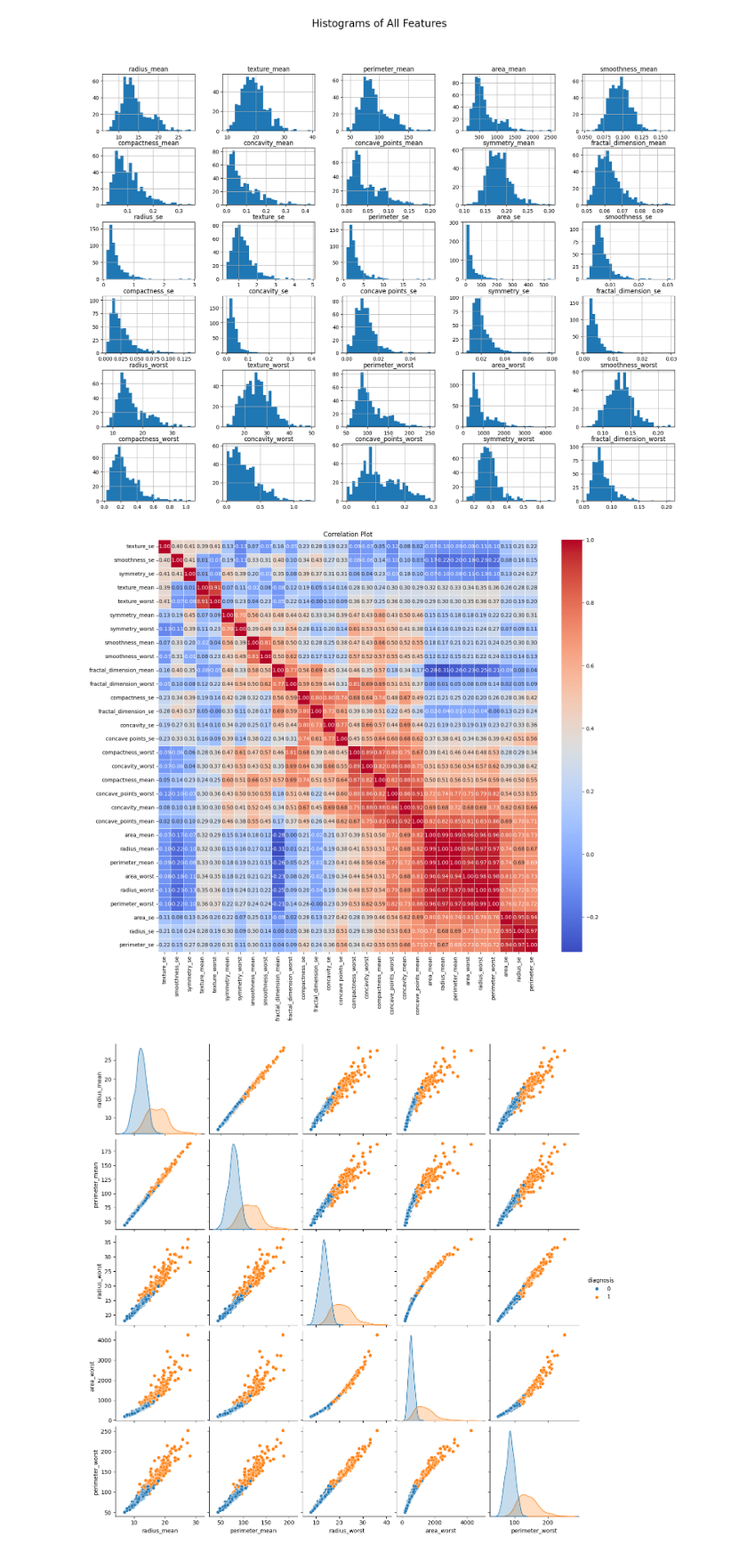
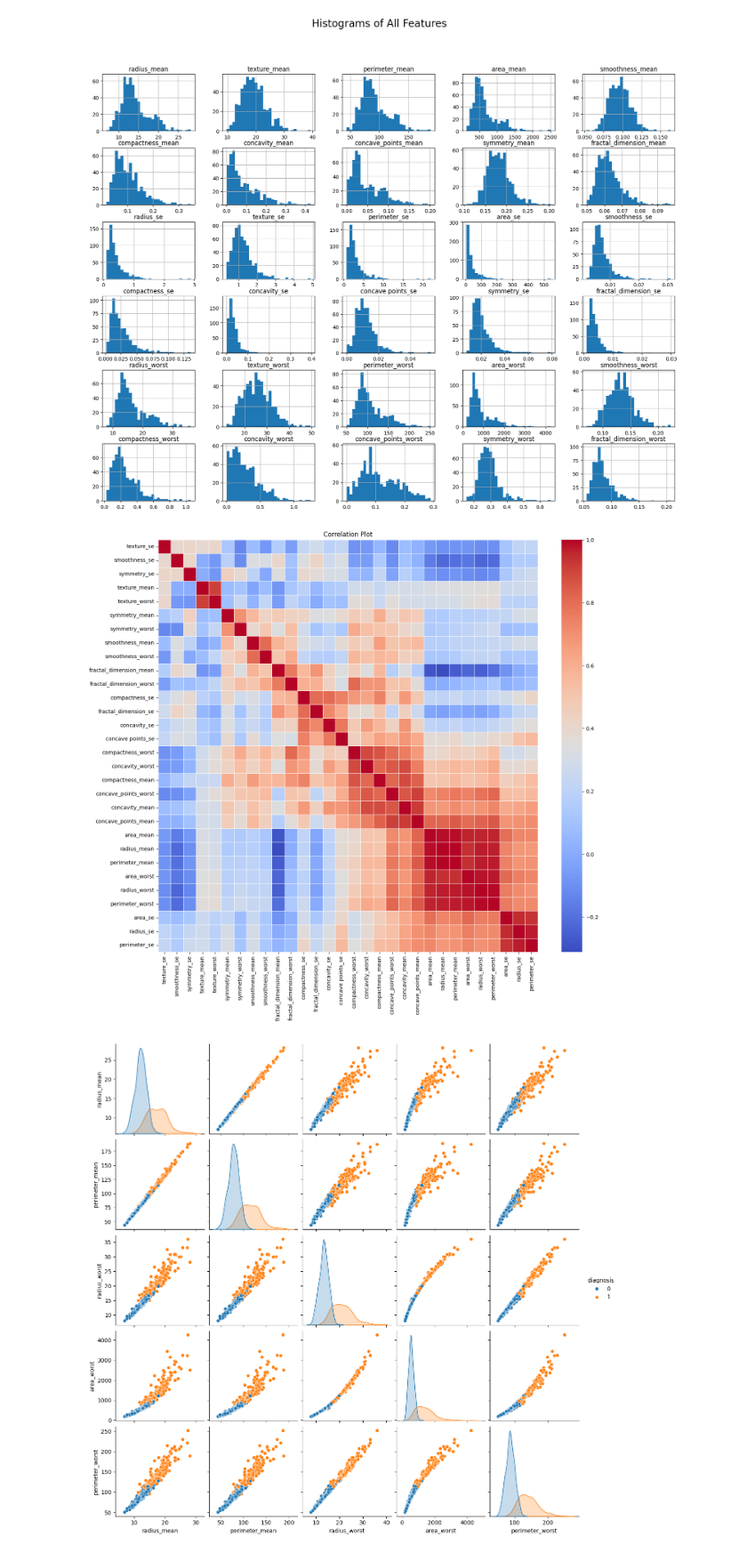
Before and after one commit to omaralfaqih6/breast_cancer_wisconsin, a Jupyter notebook: src/data_prep_mod_setup.ipynb, the cells around one changed output. Shown at 89% size. Cells and saved outputs as stored; diff of their text form; code cells hidden in the pictures.

```diff
--- a/src/data_prep_mod_setup.ipynb
+++ b/src/data_prep_mod_setup.ipynb
@@ -204,35 +204,37 @@ import pandas as pd
 import seaborn as sns
 import matplotlib.pyplot as plt
 from scipy.cluster.hierarchy import linkage, leaves_list
 from scipy.spatial.distance import squareform
 # Compute the correlation matrix
 # We drop the 'id' and 'diagnosis' columns as they are not features but identifiers or labels
 # The correlation matrix will help us understand the relationships between different features
 
 # Compute correlation matrix
 df_corr = data.drop(columns=['id', 'diagnosis']).corr()
 
 # Compute the linkage matrix for hierarchical clustering
 # Convert correlation to distance
 dist = 1 - df_corr.abs()
 linkage_matrix = linkage(squareform(dist), method='average')
 
 # Get the order of variables
 ordered_indices = leaves_list(linkage_matrix)
 ordered_columns = df_corr.columns[ordered_indices]
 
 
 # Reorder the correlation matrix based on the hierarchical clustering
 # This will help visualize the relationships between features more clearly
 df_corr_reordered = df_corr.loc[ordered_columns, ordered_columns]
 
 # Plot the heatmap
 plt.figure(figsize=(16, 14))
-sns.heatmap(df_corr_reordered, annot=True, cmap='coolwarm', fmt=".2f", linewidths=.5)
+sns.heatmap(df_corr_reordered,
+            #annot=True,
+            cmap='coolwarm', fmt=".2f", linewidths=.5)
 plt.title('Correlation Plot') # Showing the title of the plot
 plt.show()
 # %% [output]
-[figure, old version]
+[figure, new version]
 # %%
 # Correlation plots between features by colour coded by diagnosis.
 # This code generates pair plots for the top features in the dataset, colored by the 'diagnosis' column
```
Also changed, not shown: parts of 1 cell of this notebook, 3 other files.
